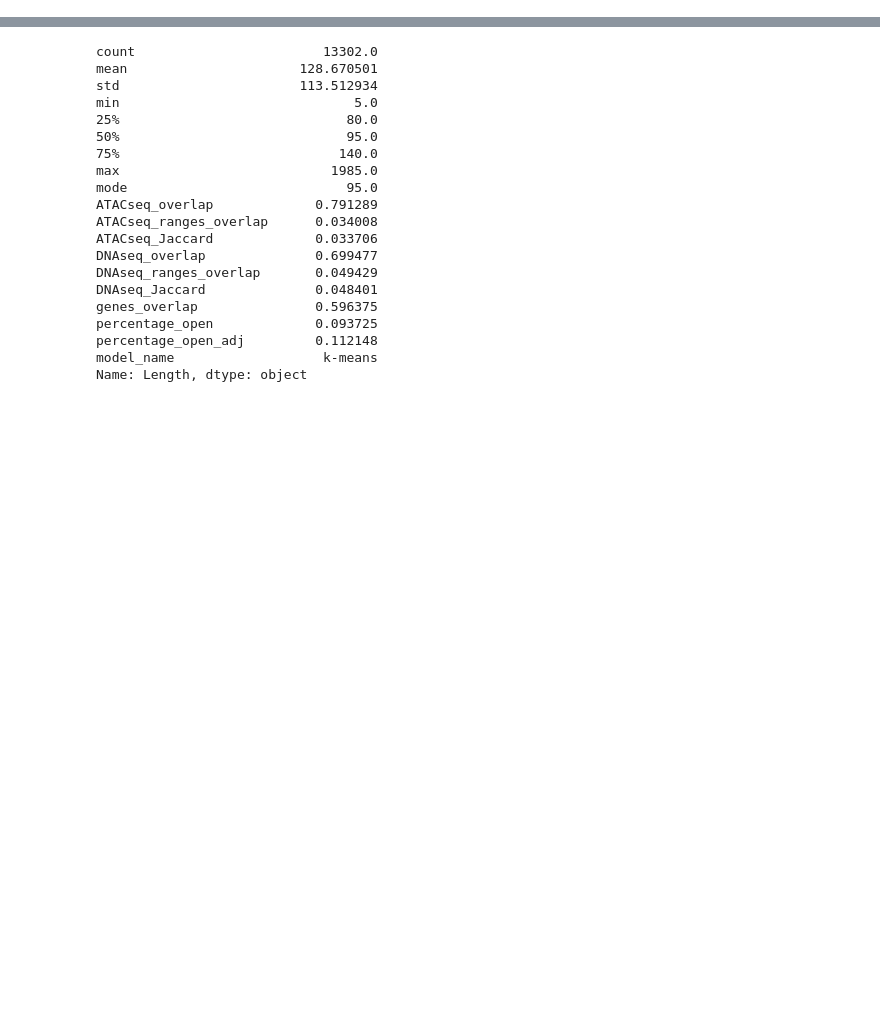
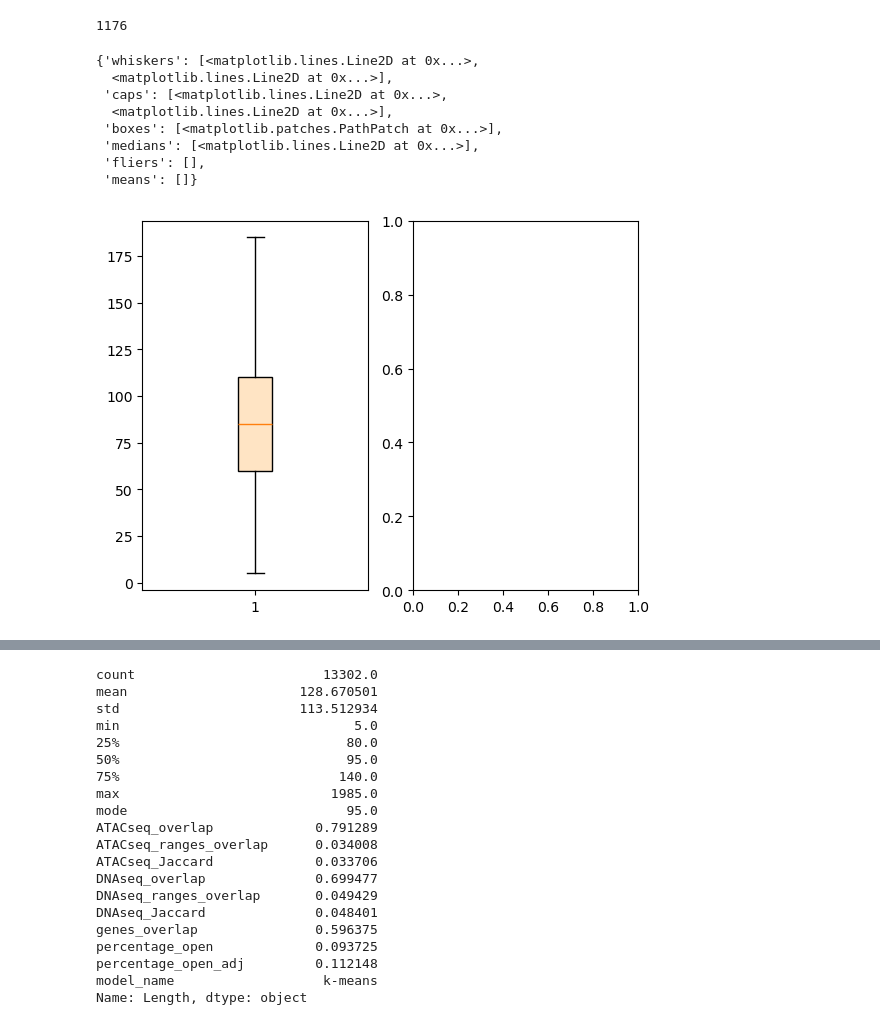
Before and after one commit to lu-kup/bio-baigiamasis, a Jupyter notebook: scripts/models.ipynb, the cells around one changed output, grey strips where cells are left out. Saved outputs shown, nothing was run; the diff lists cells and outputs as text; code cells hidden in the pictures; blank space fills up the shorter version.

```diff
--- a/scripts/models.ipynb
+++ b/scripts/models.ipynb
@@ -210,3 +335,6 @@ SUMOS
 699998  (18261673, 18261710]             1
 699999  (18261673, 18261710]             1
 ... (10 outputs left out)
+# %%
+out = chromatin_algos.algo5d_aggregated(16, 10, 3)
+result = evaluator.evaluate(merged_ranges = out, model_name="test run")
@@ -212,0 +396,26 @@ SUMOS
+# %%
+print(len(result['stats_json']))
+# %% [output]
+1176
+# %%
+import matplotlib.pyplot as plt
+import numpy as np
+import json
+from matplotlib import cbook
+
+data = json.loads(result['stats_json'])
+fig, (ax1, ax2) = plt.subplots(1, 2)
+
+# separate calculation of statistics and plotting
+ax1.bxp([data], patch_artist=True, showfliers=False, boxprops={'facecolor': 'bisque'})
+#ax2.bxp([yess], patch_artist=True, boxprops={'facecolor': 'bisque'})
+# %% [output]
+{'whiskers': [<matplotlib.lines.Line2D at 0x...>,
+  <matplotlib.lines.Line2D at 0x...>],
+ 'caps': [<matplotlib.lines.Line2D at 0x...>,
+  <matplotlib.lines.Line2D at 0x...>],
+ 'boxes': [<matplotlib.patches.PathPatch at 0x...>],
+ 'medians': [<matplotlib.lines.Line2D at 0x...>],
+ 'fliers': [],
+ 'means': []}
+[figure, added]
```
Also changed, not shown: parts of 15 cells of this notebook, 1 other file.
